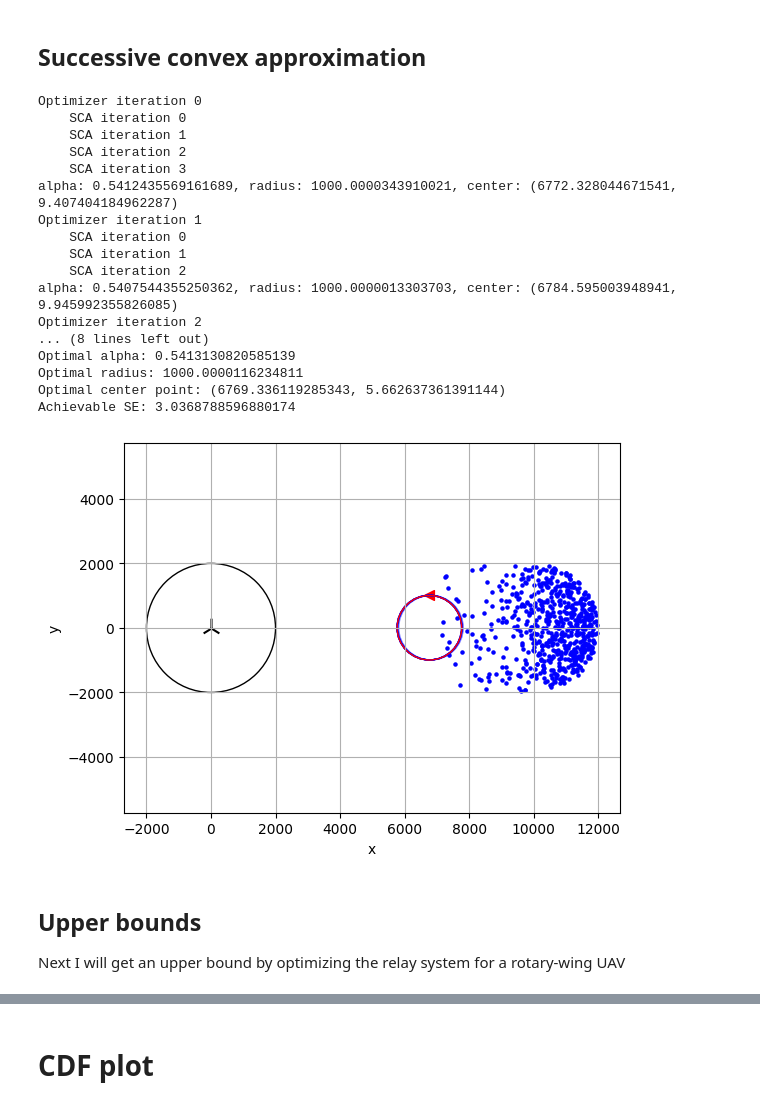
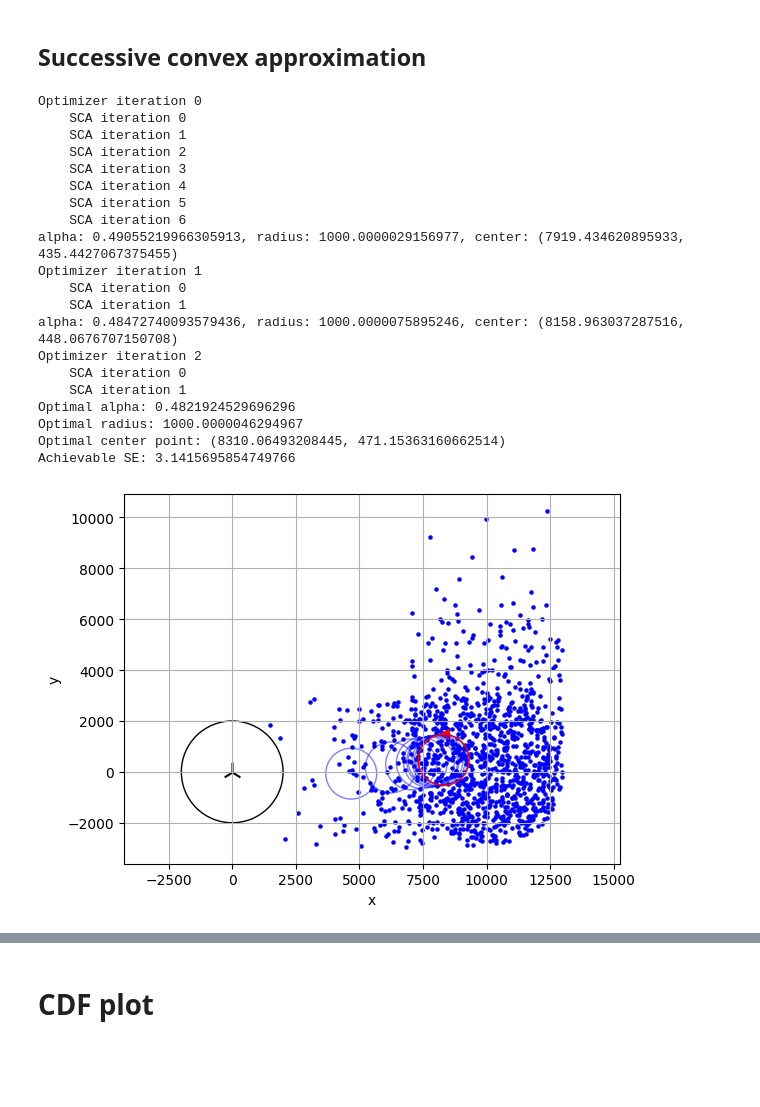
Before and after one commit to danielbonkowsky/uav-optimization, a Jupyter notebook: montecarlo-simulation/simulation.ipynb, the cells around one changed output, grey strips where cells are left out. Cells and saved outputs as stored; diff of their text form; code cells hidden in the pictures; blank space fills up the shorter version.

Commit message:
Updated plots

```diff
--- a/montecarlo-simulation/simulation.ipynb
+++ b/montecarlo-simulation/simulation.ipynb
@@ -57,7 +55,7 @@ cy_min = -20000
 cy_max = 20000
 v = 50 # meters/second
 T = (2*np.pi*r_max)/v # seconds
-TC = 2 # seconds
+TC = 1 # seconds
 N = int(T // TC) # time slots
 M = 2 # users
 K = N*M # users
@@ -187,17 +135,17 @@ def meanSE(alpha, r, cx, cy, users):
     sbn0 = (ax*ax + ay*ay + H*H)
 
     # Calculate SEUA and SEAB
-    ua_se = []
+    seua = []
     for n in range(N):
         tmp = np.log2(1.0 + AU/snk0[n])
-        ua_se.append( (alpha/M)*np.sum(tmp) )
-    ab_se = (1-alpha)*np.log2(1.0 + AB/sbn0)
+        seua.append( (alpha/M)*np.sum(tmp) )
+    seab = (1-alpha)*np.log2(1.0 + AB/sbn0)
 
     # Calculate the mins
-    min_se = [min(ua, ab) for ua, ab in zip(ua_se, ab_se)]
+    min_se = [min(ua, ab) for ua, ab in zip(seua, seab)]
 
     # Return the average
-    return (1/N) * np.sum(min_se)
+    return np.mean(min_se)
 # %% [markdown]
 ## Baselines
 Here I define two baselines to see how much improvement the optimizations are providing us. The two baselines are
@@ -506,9 +466,9 @@ def sca_optimizer(alpha0,
                 cx_bounds,
                 cy_bounds,
                 users,
-                sca_tol=1e-6,
+                sca_tol=1e-3,
                 max_sca_iters=30,
-                overall_tol=1e-6,
+                overall_tol=1e-3,
                 verbose=False,
 ):
 
@@ -520,8 +480,8 @@ def sca_optimizer(alpha0,
     def f_and_grad(s, A):
         """Return f(s)=log2(1+A/s) and f'(s) = -A/(ln2*s*(s+A)) elementwise."""
         s = np.asarray(s, dtype=float)
-        f = np.log2(1.0 + A/np.maximum(s,1e-18))
-        fp = -(A) / (np.log(2.0) * np.maximum(s,1e-18) * (np.maximum(s,1e-18) + A))
+        f = 1e4 * np.log2(1.0 + A/np.maximum(s,1e-9))
+        fp = 1e4 * -(A) / (np.log(2.0) * np.maximum(s,1e-9) * (np.maximum(s,1e-9) + A))
         return f, fp
 
     traj_hist = []
@@ -556,7 +516,7 @@ def sca_optimizer(alpha0,
             for n in range(N):
                 fu, gu = f_and_grad(snk0[n], AU)
                 fU0.append(fu)
-                gU0.append(gu)
+                gU0.append(gu )
             fB0, gB0 = f_and_grad(sbn0, AB)
 
             # CVXPY variables
@@ -667,7 +627,8 @@ alpha_opt, traj_hist = sca_optimizer(
                                     (r_min, r_max),
                                     (cx_min, cx_max),
                                     (cy_min, cy_max),
-                                    users
+                                    users,
+                                    verbose=False
 )
 
 r_opt, cx_opt, cy_opt = traj_hist[-1]
@@ -682,42 +643,42 @@ plt.scatter(xs, ys, c='b', marker='o', s=5)
 plt.scatter(0, 0, c='black', marker='2', s=200, label="Origin")
 plt.scatter(cx_opt, cy_opt+r_opt, c='r', marker='<', s=50, label="UAV")
 ax = plt.gca()  # get current axes
 coverage_zone = patches.Circle((0, 0), radius=2000, fill=False, color='black', linewidth=1)
 flight_path = patches.Circle((cx_opt, cy_opt), radius=r_opt, fill=False, color='red', linewidth=1)
 
 for traj in traj_hist:
     r, cx, cy = traj
     path = patches.Circle((cx, cy), radius=r, fill=False, color='blue', alpha=0.5, linewidth=1)
     ax.add_patch(path)
 
 ax.add_patch(coverage_zone)
 ax.add_patch(flight_path)
 plt.grid(True)
 plt.xlabel("x")
 plt.ylabel("y")
 plt.xlim(-10000, 10000)
 plt.ylim(-10000, 10000)
 plt.axis("equal")  # equal scaling
 plt.show()
 # %% [output]
 Optimizer iteration 0
     SCA iteration 0
     SCA iteration 1
     SCA iteration 2
     SCA iteration 3
-alpha: 0.5412435569161689, radius: 1000.0000343910021, center: (6772.328044671541, 9.407404184962287)
+    SCA iteration 4
+    SCA iteration 5
+    SCA iteration 6
+alpha: 0.49055219966305913, radius: 1000.0000029156977, center: (7919.434620895933, 435.4427067375455)
 Optimizer iteration 1
     SCA iteration 0
     SCA iteration 1
-    SCA iteration 2
-alpha: 0.5407544355250362, radius: 1000.0000013303703, center: (6784.595003948941, 9.945992355826085)
+alpha: 0.48472740093579436, radius: 1000.0000075895246, center: (8158.963037287516, 448.0676707150708)
 Optimizer iteration 2
-... (8 lines left out)
-Optimal alpha: 0.5413130820585139
-Optimal radius: 1000.0000116234811
-Optimal center point: (6769.336119285343, 5.662637361391144)
-Achievable SE: 3.0368788596880174
+    SCA iteration 0
+    SCA iteration 1
+Optimal alpha: 0.4821924529696296
+Optimal radius: 1000.0000046294967
+Optimal center point: (8310.06493208445, 471.15363160662514)
+Achievable SE: 3.1415695854749766
-[figure, old version]
+[figure, new version]
-# %% [markdown]
-## Upper bounds
-Next I will get an upper bound by optimizing the relay system for a rotary-wing UAV
```
Also changed, not shown: parts of 16 cells of this notebook.
